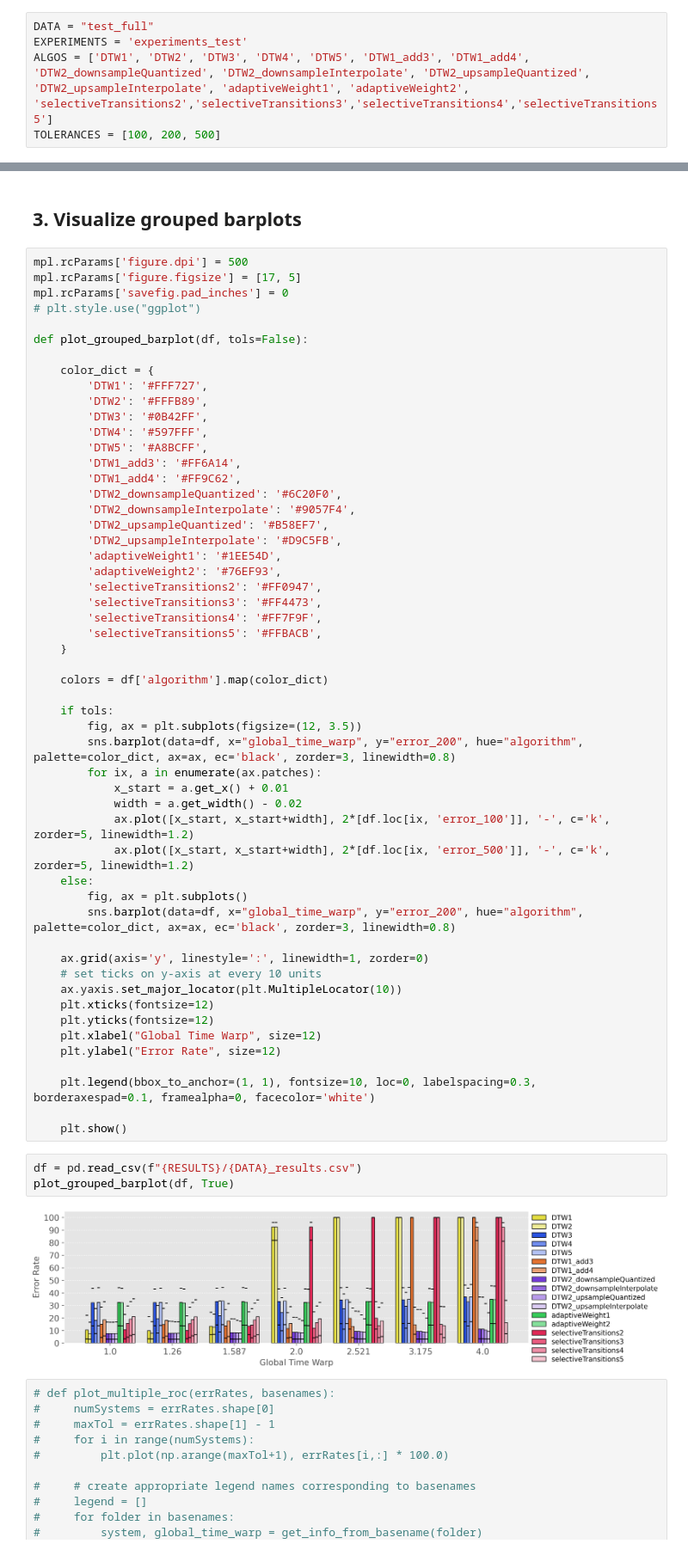
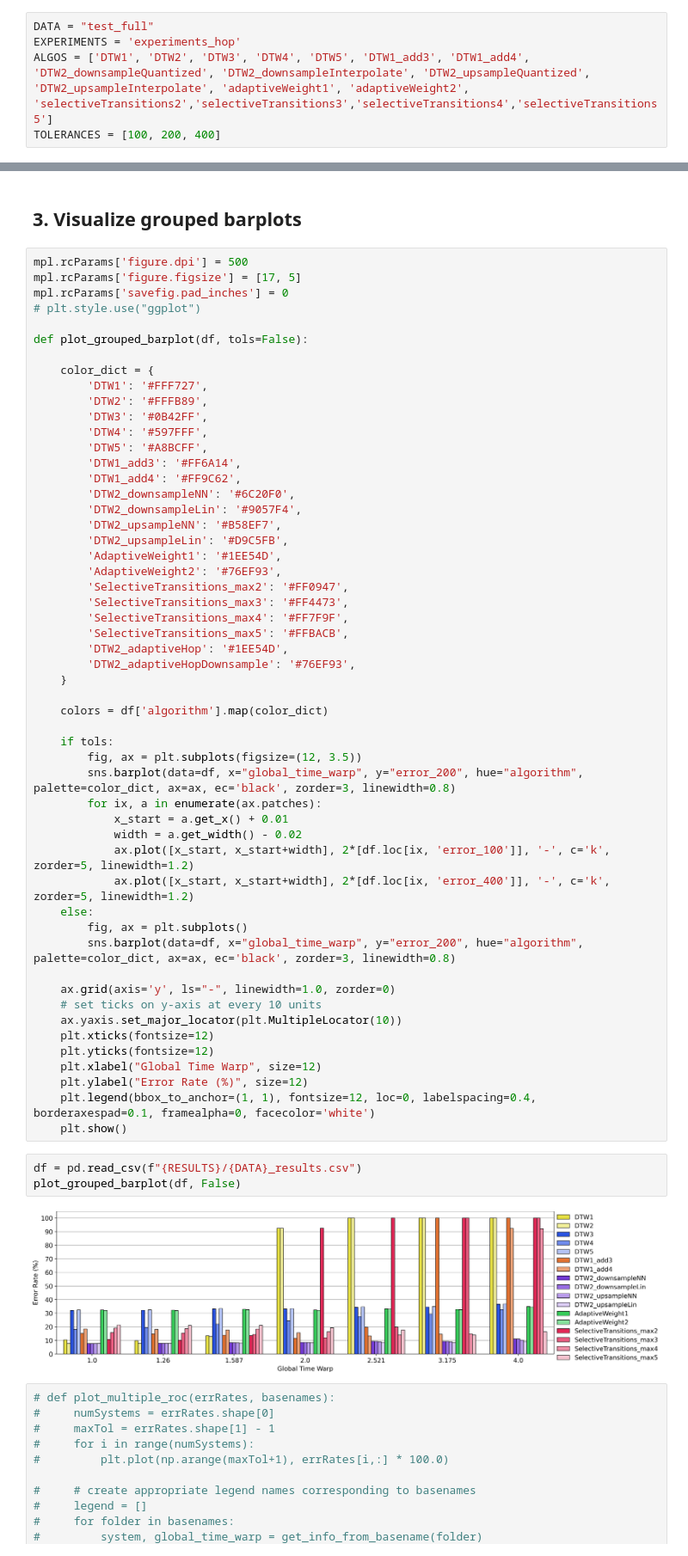
Before and after one commit to HMC-MIR/ExtremeTimeWarping, a Jupyter notebook: 03_evaluate_performance.ipynb, the cells around one changed output, grey strips where cells are left out. Shown at 86% size. Drawn from its saved outputs; the diff is of its cells as text.

```diff
--- a/03_evaluate_performance.ipynb
+++ b/03_evaluate_performance.ipynb
@@ -29,9 +29,9 @@ Path(RESULTS).mkdir(parents=True, exist_ok=True)
 Fill in the following parameters to evaluate. This will compute
 # %%
 DATA = "test_full"
-EXPERIMENTS = 'experiments_test'
+EXPERIMENTS = 'experiments_hop'
 ALGOS = ['DTW1', 'DTW2', 'DTW3', 'DTW4', 'DTW5', 'DTW1_add3', 'DTW1_add4', 'DTW2_downsampleQuantized', 'DTW2_downsampleInterpolate', 'DTW2_upsampleQuantized', 'DTW2_upsampleInterpolate', 'adaptiveWeight1', 'adaptiveWeight2', 'selectiveTransitions2','selectiveTransitions3','selectiveTransitions4','selectiveTransitions5']
-TOLERANCES = [100, 200, 500]
+TOLERANCES = [100, 200, 400]
 # %%
 def get_timestamps(annotfile, subseq=False, offset=None, length=None):
     df = pd.read_csv(annotfile, header=None, sep='\s+', skiprows=3)
@@ -166,16 +177,18 @@ def plot_grouped_barplot(df, tols=False):
         'DTW5': '#A8BCFF',
         'DTW1_add3': '#FF6A14',
         'DTW1_add4': '#FF9C62',
-        'DTW2_downsampleQuantized': '#6C20F0',
-        'DTW2_downsampleInterpolate': '#9057F4',
-        'DTW2_upsampleQuantized': '#B58EF7',
-        'DTW2_upsampleInterpolate': '#D9C5FB',
-        'adaptiveWeight1': '#1EE54D',
-        'adaptiveWeight2': '#76EF93',
-        'selectiveTransitions2': '#FF0947',
-        'selectiveTransitions3': '#FF4473',
-        'selectiveTransitions4': '#FF7F9F',
-        'selectiveTransitions5': '#FFBACB',
+        'DTW2_downsampleNN': '#6C20F0',
+        'DTW2_downsampleLin': '#9057F4',
+        'DTW2_upsampleNN': '#B58EF7',
+        'DTW2_upsampleLin': '#D9C5FB',
+        'AdaptiveWeight1': '#1EE54D',
+        'AdaptiveWeight2': '#76EF93',
+        'SelectiveTransitions_max2': '#FF0947',
+        'SelectiveTransitions_max3': '#FF4473',
+        'SelectiveTransitions_max4': '#FF7F9F',
+        'SelectiveTransitions_max5': '#FFBACB',
+        'DTW2_adaptiveHop': '#1EE54D',
+        'DTW2_adaptiveHopDownsample': '#76EF93',
     }
 
     colors = df['algorithm'].map(color_dict)
@@ -187,27 +200,25 @@ def plot_grouped_barplot(df, tols=False):
             x_start = a.get_x() + 0.01
             width = a.get_width() - 0.02
             ax.plot([x_start, x_start+width], 2*[df.loc[ix, 'error_100']], '-', c='k', zorder=5, linewidth=1.2)
-            ax.plot([x_start, x_start+width], 2*[df.loc[ix, 'error_500']], '-', c='k', zorder=5, linewidth=1.2)
+            ax.plot([x_start, x_start+width], 2*[df.loc[ix, 'error_400']], '-', c='k', zorder=5, linewidth=1.2)
     else:
         fig, ax = plt.subplots()
         sns.barplot(data=df, x="global_time_warp", y="error_200", hue="algorithm", palette=color_dict, ax=ax, ec='black', zorder=3, linewidth=0.8)
 
-    ax.grid(axis='y', linestyle=':', linewidth=1, zorder=0)
+    ax.grid(axis='y', ls="-", linewidth=1.0, zorder=0)
     # set ticks on y-axis at every 10 units
     ax.yaxis.set_major_locator(plt.MultipleLocator(10))
     plt.xticks(fontsize=12)
     plt.yticks(fontsize=12)
     plt.xlabel("Global Time Warp", size=12)
-    plt.ylabel("Error Rate", size=12)
-
-    plt.legend(bbox_to_anchor=(1, 1), fontsize=10, loc=0, labelspacing=0.3, borderaxespad=0.1, framealpha=0, facecolor='white')
-
+    plt.ylabel("Error Rate (%)", size=12)
+    plt.legend(bbox_to_anchor=(1, 1), fontsize=12, loc=0, labelspacing=0.4, borderaxespad=0.1, framealpha=0, facecolor='white')
     plt.show()
 # %%
 df = pd.read_csv(f"{RESULTS}/{DATA}_results.csv")
-plot_grouped_barplot(df, True)
+plot_grouped_barplot(df, False)
 # %% [output]
-[figure, old version]
+[figure, new version]
 # %%
 # def plot_multiple_roc(errRates, basenames):
 #     numSystems = errRates.shape[0]
```
Also changed, not shown: parts of 2 cells of this notebook, 2 other files.
